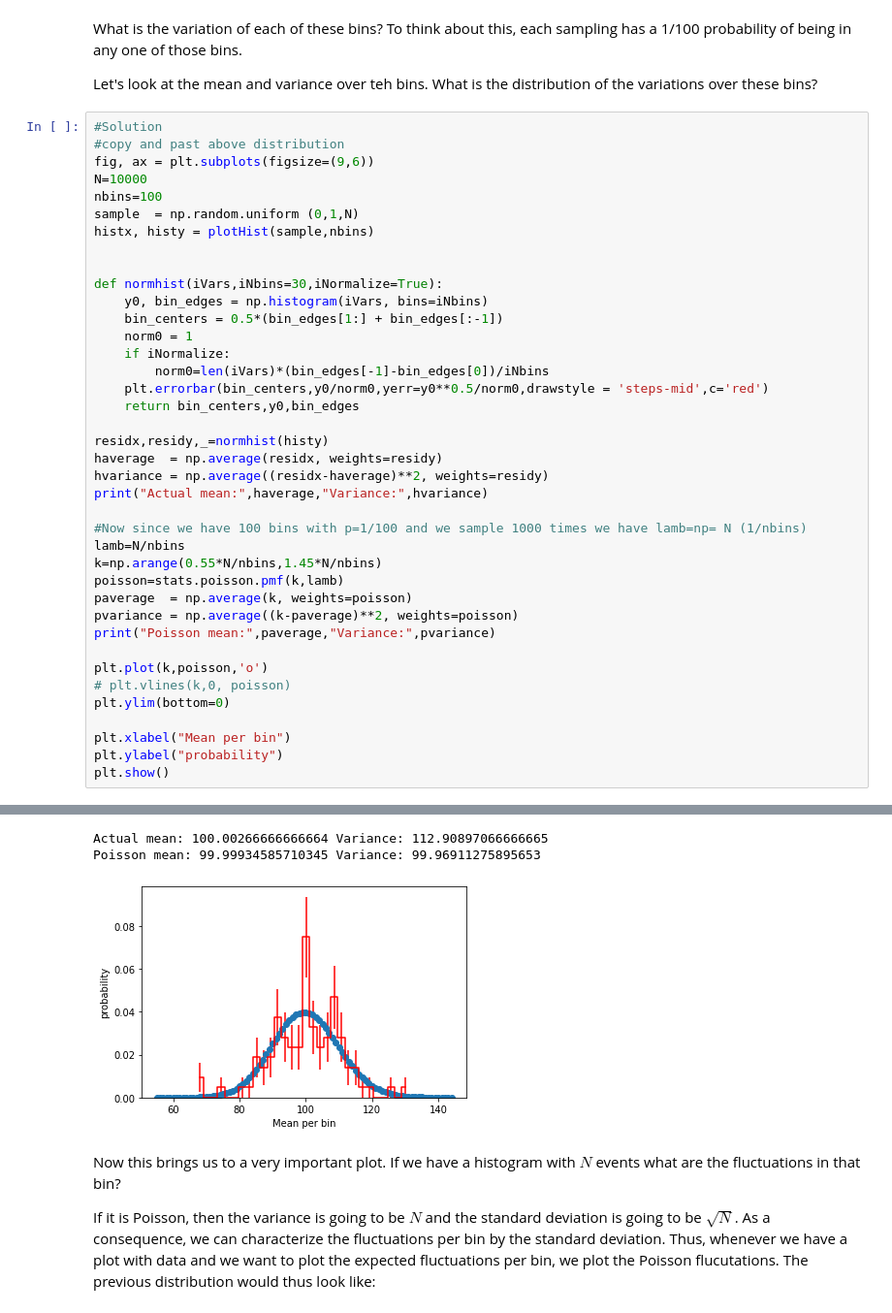
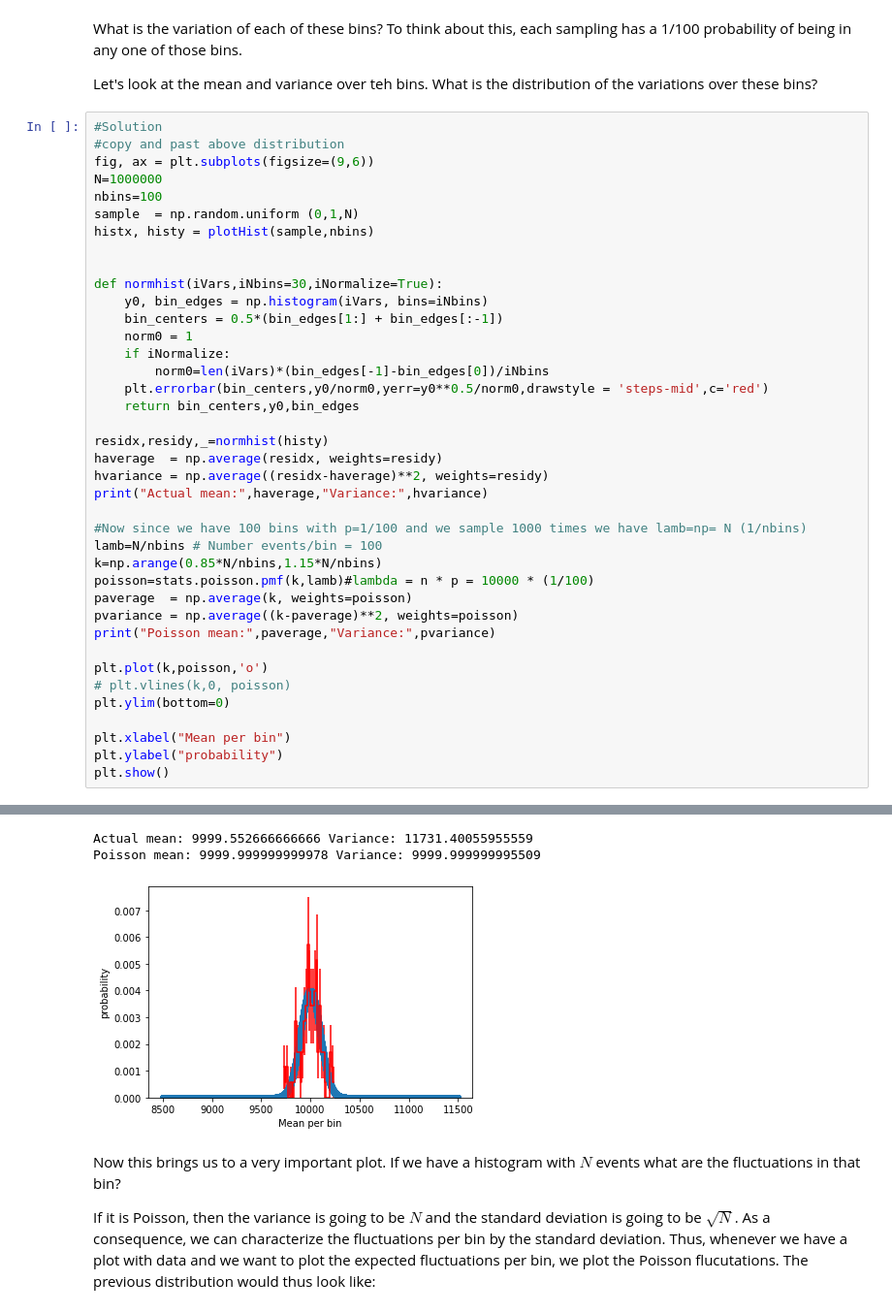
Before and after one commit to MIT-8s50/course, a Jupyter notebook: Lecture2/Lecture_02_v1.ipynb, the cells around one changed output, grey strips where cells are left out. Shown at 97% size. Drawn from its saved outputs; the diff is of its cells as text.

```diff
--- a/Lecture2/Lecture_02_v1.ipynb
+++ b/Lecture2/Lecture_02_v1.ipynb
@@ -426,7 +428,7 @@ Let's look at the mean and variance over teh bins. What is the distribution of t
 #Solution
 #copy and past above distribution
 fig, ax = plt.subplots(figsize=(9,6))
-N=10000
+N=1000000
 nbins=100
 sample  = np.random.uniform (0,1,N)
 histx, histy = plotHist(sample,nbins)
@@ -447,9 +449,9 @@ hvariance = np.average((residx-haverage)**2, weights=residy)
 print("Actual mean:",haverage,"Variance:",hvariance)
 
 #Now since we have 100 bins with p=1/100 and we sample 1000 times we have lamb=np= N (1/nbins)
-lamb=N/nbins
-k=np.arange(0.55*N/nbins,1.45*N/nbins)
-poisson=stats.poisson.pmf(k,lamb)
+lamb=N/nbins # Number events/bin = 100
+k=np.arange(0.85*N/nbins,1.15*N/nbins)
+poisson=stats.poisson.pmf(k,lamb)#lambda = n * p = 10000 * (1/100)
 paverage  = np.average(k, weights=poisson)
 pvariance = np.average((k-paverage)**2, weights=poisson)
 print("Poisson mean:",paverage,"Variance:",pvariance)
@@ -466,6 +468,6 @@ plt.show()
-Actual mean: 100.00266666666664 Variance: 112.90897066666665
-Poisson mean: 99.99934585710345 Variance: 99.96911275895653
+Actual mean: 9999.552666666666 Variance: 11731.40055955559
+Poisson mean: 9999.999999999978 Variance: 9999.999999995509
-[figure, old version]
+[figure, new version]
 # %% [markdown]
 Now this brings us to a very important plot. If we have a histogram with $N$ events what are the fluctuations in that bin?
 
```
Also changed, not shown: parts of 4 cells of this notebook, 2 other files.
